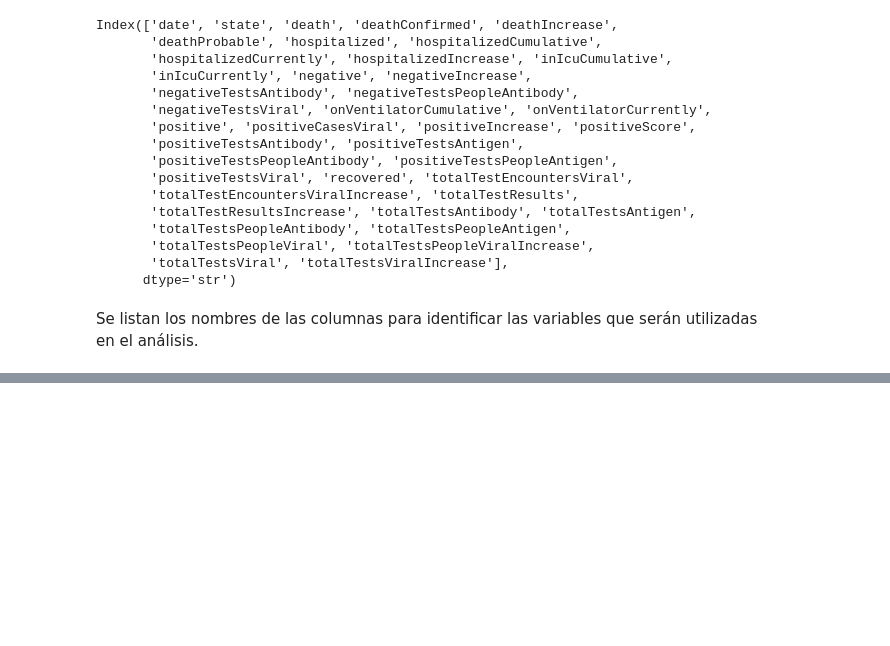
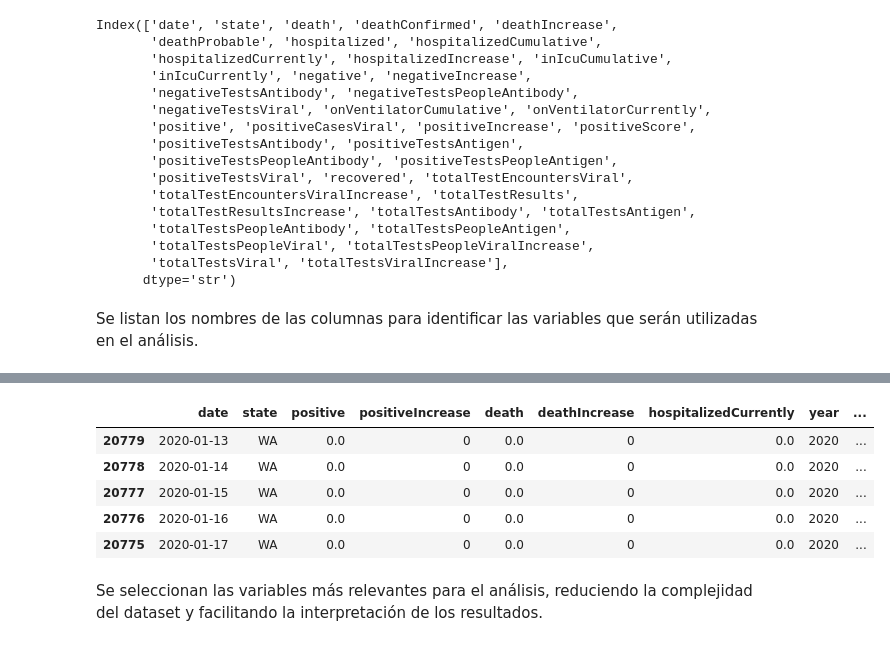
Before and after one commit to Bootcamp-IA-P6/Proyecto4_Gema_Yebenes_EDA, a Jupyter notebook: notebooks/01_eda_covid_usa.ipynb, the cells around one changed output, grey strips where cells are left out. Saved outputs shown, nothing was run; the diff lists cells and outputs as text; code cells hidden in the pictures; blank space fills up the shorter version.

Commit message:
feat: clean data and prepare temporal and analysis variables

```diff
--- a/notebooks/01_eda_covid_usa.ipynb
+++ b/notebooks/01_eda_covid_usa.ipynb
@@ -81,0 +174,2 @@ que serán utilizadas en el análisis.
+# %%
+df = df.sort_values('date')
@@ -81,0 +190,4 @@ que serán utilizadas en el análisis.
+# %%
+df['year'] = df['date'].dt.year
+# %%
+df['month'] = df['date'].dt.month
@@ -81,0 +212,27 @@ que serán utilizadas en el análisis.
+# %%
+cols = [
+    'date',
+    'state',
+    'positive',
+    'positiveIncrease',
+    'death',
+    'deathIncrease',
+    'hospitalizedCurrently',
+    'year',
+    'month'
+]
+
+df_analysis = df[cols]
+# %%
+df_analysis.head()
+# %% [output]
+|  | date | state | positive | positiveIncrease | death | deathIncrease | hospitalizedCurrently | year | ... |
+| 20779 | 2020-01-13 | WA | 0.0 | 0 | 0.0 | 0 | 0.0 | 2020 | ... |
+| 20778 | 2020-01-14 | WA | 0.0 | 0 | 0.0 | 0 | 0.0 | 2020 | ... |
+| 20777 | 2020-01-15 | WA | 0.0 | 0 | 0.0 | 0 | 0.0 | 2020 | ... |
+| 20776 | 2020-01-16 | WA | 0.0 | 0 | 0.0 | 0 | 0.0 | 2020 | ... |
+| 20775 | 2020-01-17 | WA | 0.0 | 0 | 0.0 | 0 | 0.0 | 2020 | ... |
+# %% [markdown]
+Se seleccionan las variables más relevantes para el análisis,
+reduciendo la complejidad del dataset y facilitando la interpretación
+de los resultados.
```
Also changed, not shown: parts of 17 cells of this notebook.
